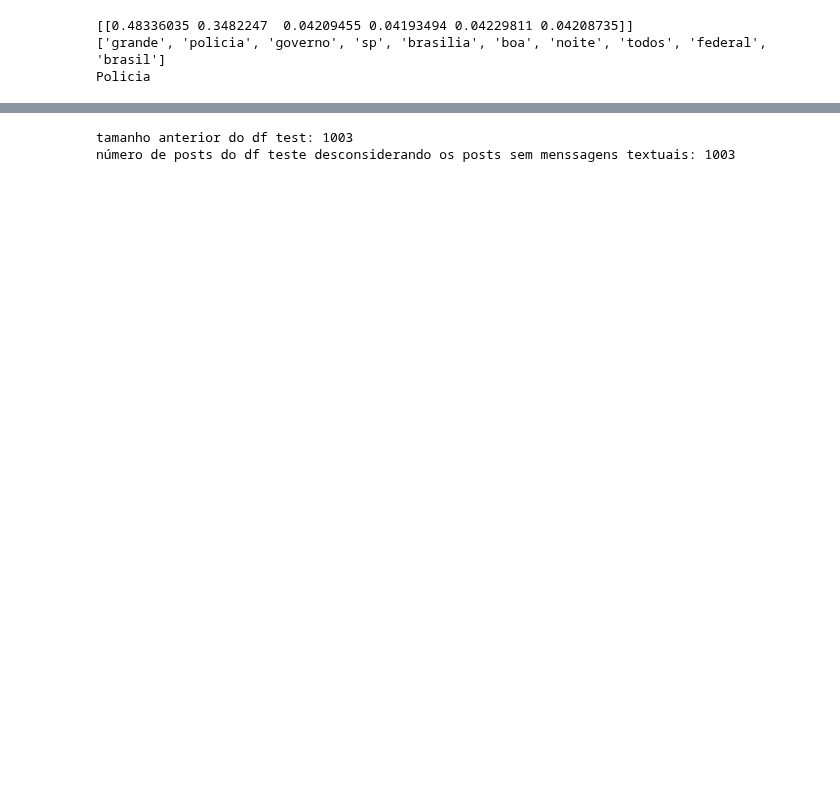
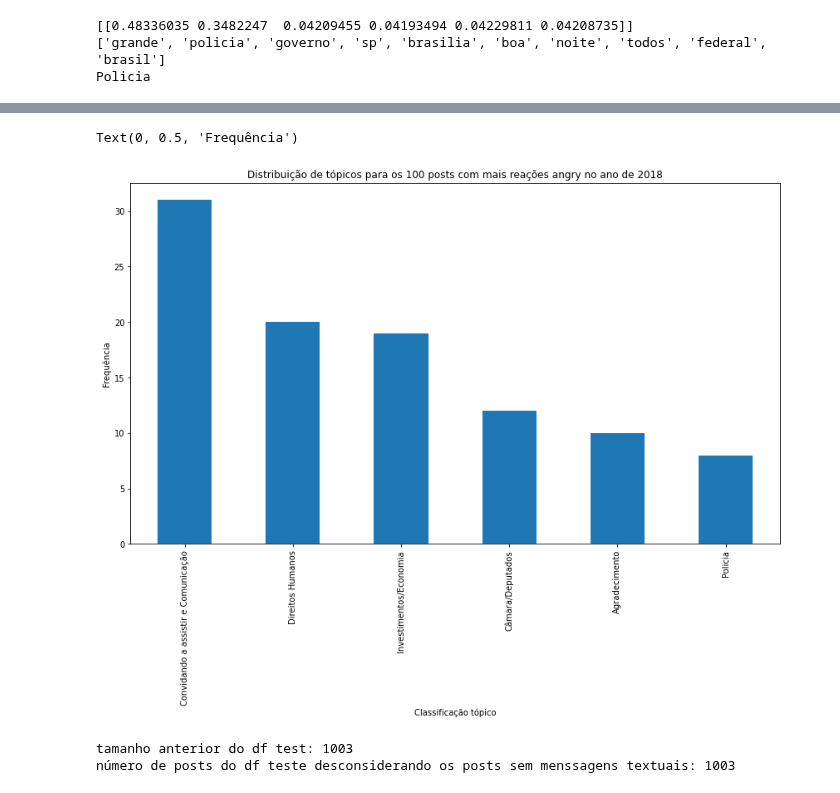
Before and after one commit to LucasPereiraMiranda/social-media-analysis, a Jupyter notebook: source/jupyter/special_terms_replaced_to_empty_bolsonaro/lda_topics.ipynb, the cells around one changed output, grey strips where cells are left out. Cells and saved outputs as stored; diff of their text form; code cells hidden in the pictures; blank space fills up the shorter version.

```diff
--- a/source/jupyter/special_terms_replaced_to_empty_bolsonaro/lda_topics.ipynb
+++ b/source/jupyter/special_terms_replaced_to_empty_bolsonaro/lda_topics.ipynb
@@ -186,0 +211,18 @@ Policia
+# %%
+#===========================================================================
+# ordenando df_candidate por reacoes angry
+#===========================================================================
+
+df_election_sorted_by_angry = df_election.sort_values('reactions_angry', ascending=False) # ordenando o df por angry
+# %%
+#===========================================================================
+# obtendo os 100 posts mais angry
+#===========================================================================
+
+df_election_sorted_by_angry_100_most = df_election_sorted_by_angry.head(100)
+# %%
+#===========================================================================
+# predizendo o topico por de cada uma das mensagens por meio do modelo lda
+#===========================================================================
+
+df_election_sorted_by_angry_100_most['topic_classification'] = df_election_sorted_by_angry_100_most['m_m_p_replaced_to_empty'].apply(lambda text:predict_topic(text,vectorizer=cv)[0])
@@ -186,0 +235,8 @@ Policia
+# %%
+#===========================================================================
+# contando as categorias de tópicos apenas para as 100 postagens com +
+# reações angry durante o ano de 2018
+#===========================================================================
+
+category_count_2018_sorted_by_angry = df_election_sorted_by_angry_100_most['topic_classification'].value_counts()
+print(category_count_2018_sorted_by_angry)
@@ -186,0 +251,14 @@ Policia
+# %%
+#===========================================================================
+# as composicoes de topico relativas da amostra são então iluminadas com um
+# gráfico de barras (ano de 2018 para os posts com mais reações angry - 100)
+#===========================================================================
+
+ax = category_count_2018_sorted_by_angry.plot(kind='bar',
+                                    figsize=(14,8),
+                                    title="Distribuição de tópicos para os 100 posts com mais reações angry no ano de 2018")
+ax.set_xlabel("Classificação tópico")
+ax.set_ylabel("Frequência")
+# %% [output]
+Text(0, 0.5, 'Frequência')
+[figure, added]
```
Also changed, not shown: parts of 10 cells of this notebook, 1 other file.
